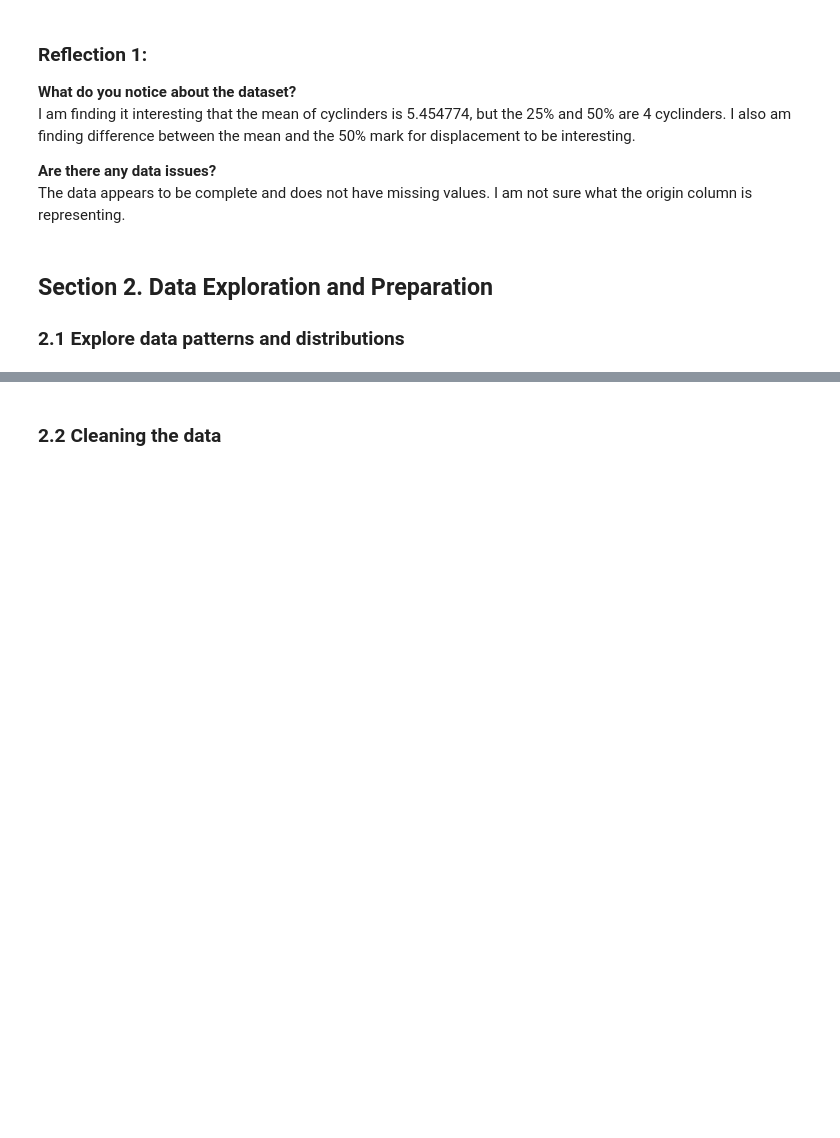
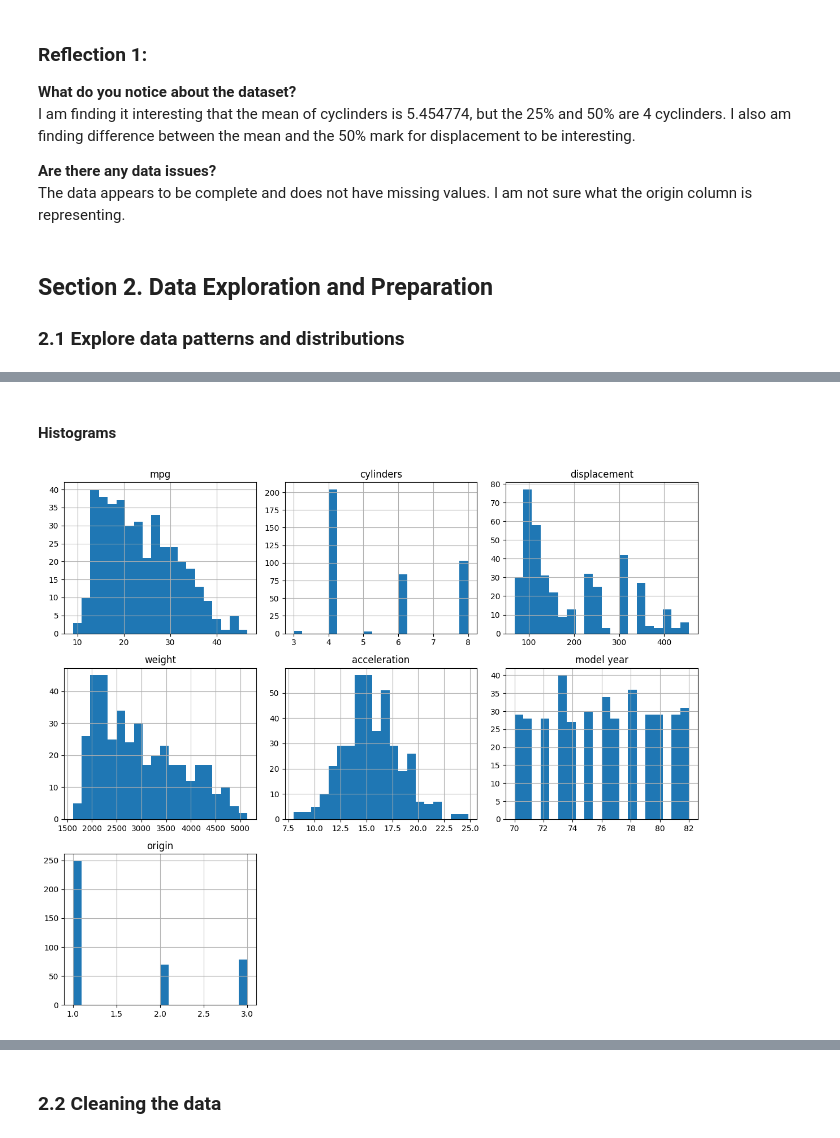
Before and after one commit to sapapesh/applied-ml-showard, a Jupyter notebook: regression/regression_sahoward.ipynb, the cells around one changed output, grey strips where cells are left out. Drawn from its saved outputs; the diff is of its cells as text; code cells hidden in the pictures; blank space fills up the shorter version.

```diff
--- a/regression/regression_sahoward.ipynb
+++ b/regression/regression_sahoward.ipynb
@@ -179,0 +141,8 @@ for feature in df.columns:
+# %% [markdown]
+#### Histograms
+# %%
+df.hist(figsize=(12, 10), bins=20)
+plt.tight_layout()
+plt.show()
+# %% [output]
+[figure, added]
```
Also changed, not shown: parts of 23 cells of this notebook.
